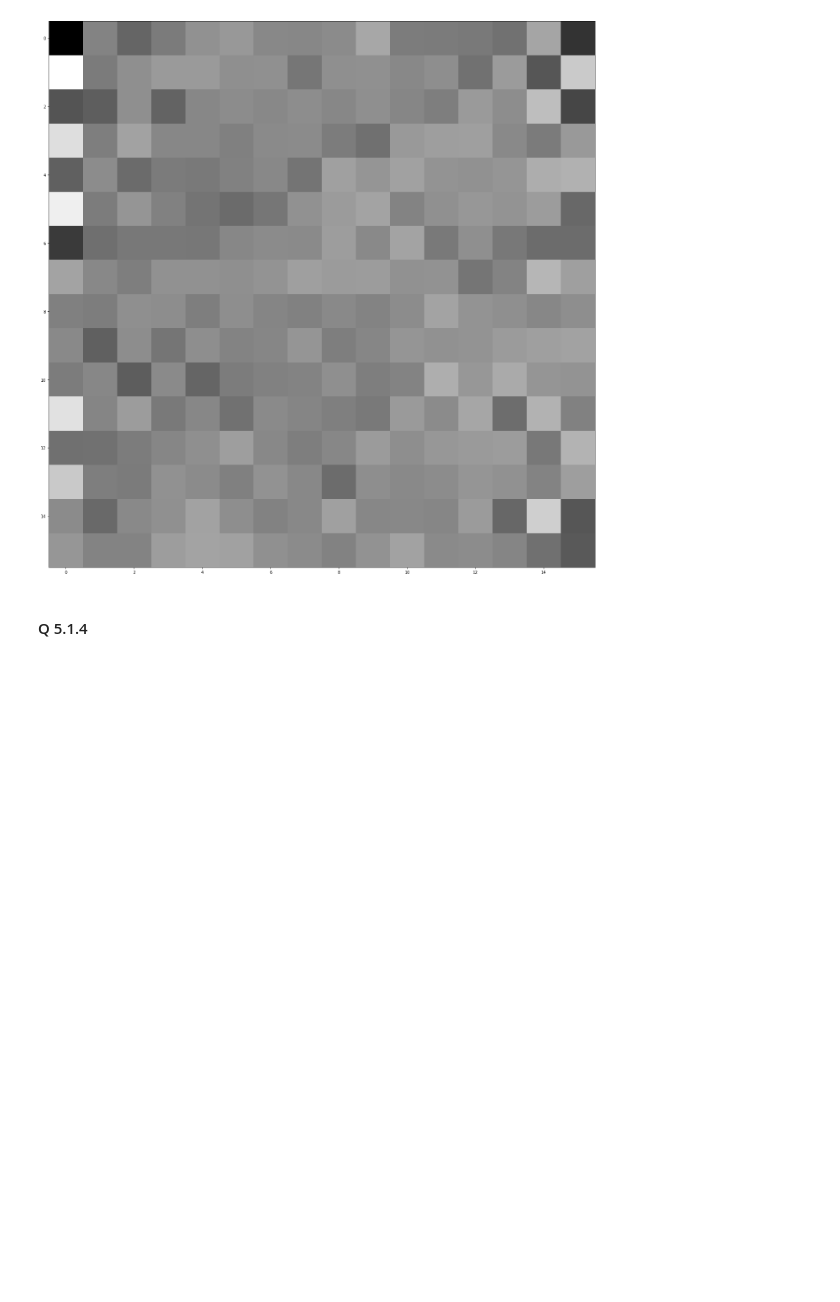
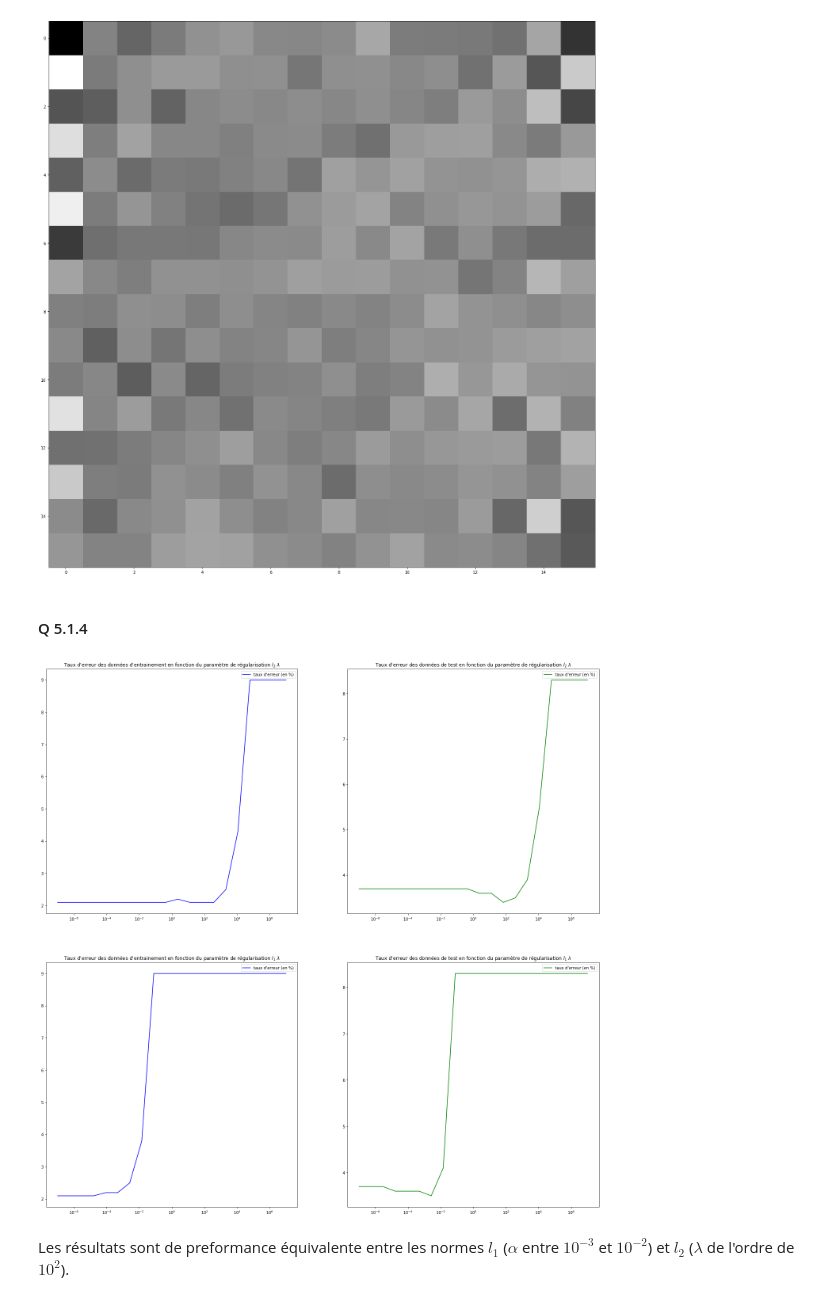
Before and after one commit to KVict/MALAP2018, a Jupyter notebook: ML_TP1.ipynb, the cells around one changed output. Cells and saved outputs as stored; diff of their text form; code cells hidden in the pictures; blank space fills up the shorter version.

```diff
--- a/ML_TP1.ipynb
+++ b/ML_TP1.ipynb
@@ -626,3 +632,60 @@ show_usps(w_3[1:])
 [figure]
 # %% [markdown]
 #### Q 5.1.4
+# %%
+def lasso_regress(X, Y, lmb):
+    clf_l = linear_model.Lasso(fit_intercept=True)
+    clf_l.set_params(alpha=lmb)
+    clf_l.fit(X, Y)
+    w = [clf_l.intercept_]
+    w.extend(clf_l.coef_)
+
+    return np.array(w)
+
+def question514(X_train, Y_train, X_test, Y_test):
+    N = 20
+    result_train_l1 = np.zeros(N)
+    result_test_l1 = np.zeros(N)
+    result_train_l2 = np.zeros(N)
+    result_test_l2 = np.zeros(N)
+    grille = np.logspace(-7, 7, N)
+
+    for idx, lmb in enumerate(grille):
+        error_rate_train_l2, error_rate_test_l2 = error_rates(X_USPS_train, Y_USPS_train, X_USPS_test, Y_USPS_test, lmb, ridge_regress)
+        result_train_l2[idx] = error_rate_train_l2
+        result_test_l2[idx] = error_rate_test_l2
+        error_rate_train_l1, error_rate_test_l1 = error_rates(X_USPS_train, Y_USPS_train, X_USPS_test, Y_USPS_test, lmb, lasso_regress)
+        result_train_l1[idx] = error_rate_train_l1
+        result_test_l1[idx] = error_rate_test_l1
+
+
+
+    ax1 = plt.subplot(221)
+    ax1.plot(grille, result_train_l2, color='blue', label="taux d'erreur (en %)")
+    ax1.set_title("Taux d'erreur des données d'entrainement en fonction du paramètre de régularisation $l_2$ $\lambda$")
+    ax1.legend()
+    ax1.set_xscale('log')
+
+    ax2 = plt.subplot(222)
+    ax2.plot(grille, result_test_l2, color='green', label="taux d'erreur (en %)")
+    ax2.legend()
+    ax2.set_title("Taux d'erreur des données de test en fonction du paramètre de régularisation $l_2$ $\lambda$")
+    ax2.set_xscale('log')
+
+    ax3 = plt.subplot(223)
+    ax3.plot(grille, result_train_l1, color='blue', label="taux d'erreur (en %)")
+    ax3.set_title("Taux d'erreur des données d'entrainement en fonction du paramètre de régularisation $l_1$ $\lambda$")
+    ax3.legend()
+    ax3.set_xscale('log')
+
+    ax4 = plt.subplot(224)
+    ax4.plot(grille, result_test_l1, color='green', label="taux d'erreur (en %)")
+    ax4.legend()
+    ax4.set_title("Taux d'erreur des données de test en fonction du paramètre de régularisation $l_1$ $\lambda$")
+    ax4.set_xscale('log')
+
+question514(X_USPS_train, Y_USPS_train, X_USPS_test, Y_USPS_test)
+# %% [output]
+[figure, added]
+# %% [markdown]
+Les résultats sont de preformance équivalente entre les normes $l_1$ ($\alpha$ entre $10^{-3}$ et $10^{-2}$) et $l_2$ ($\lambda$ de l'ordre de $10^2$).
```
Also changed, not shown: parts of 2 cells of this notebook.
